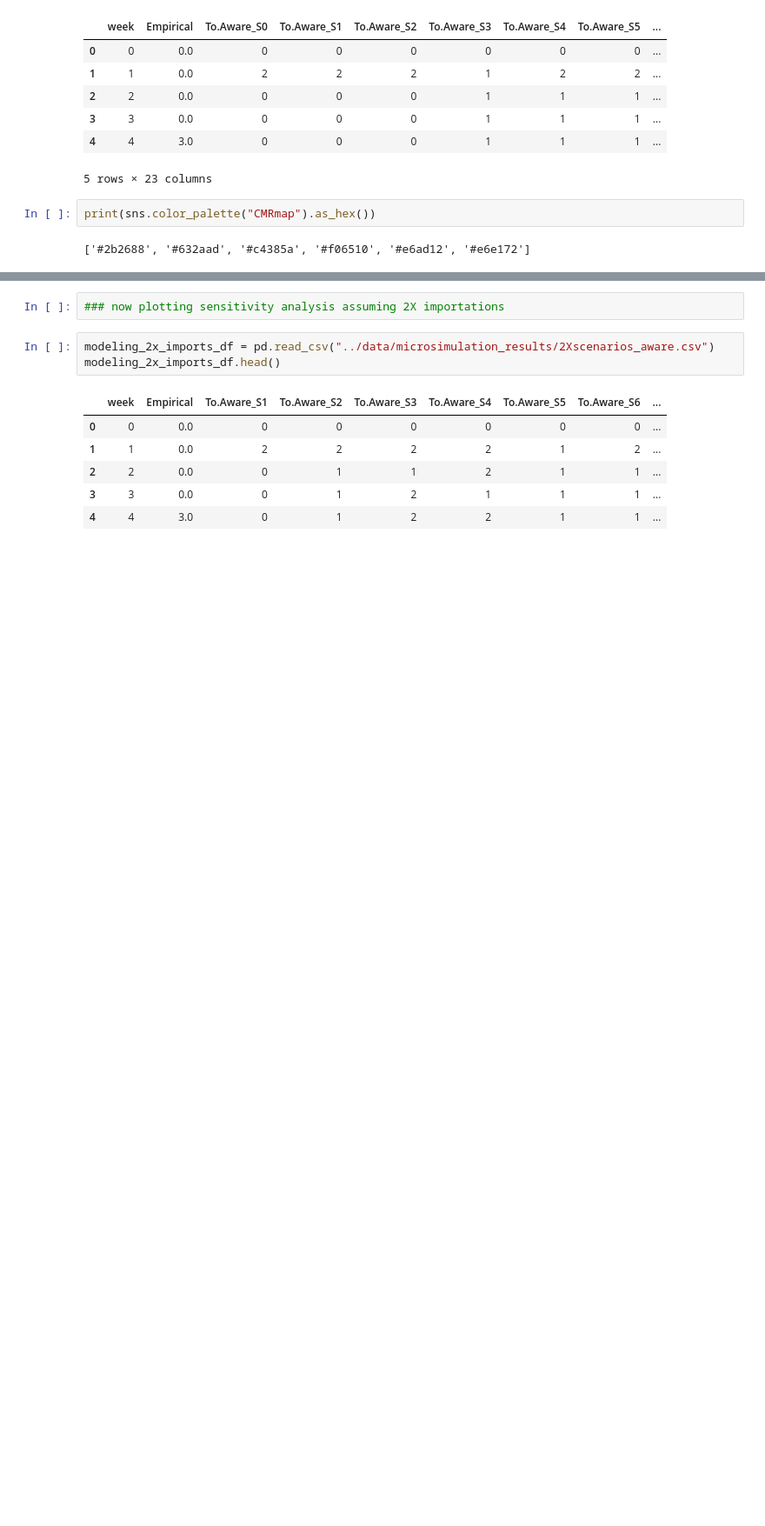
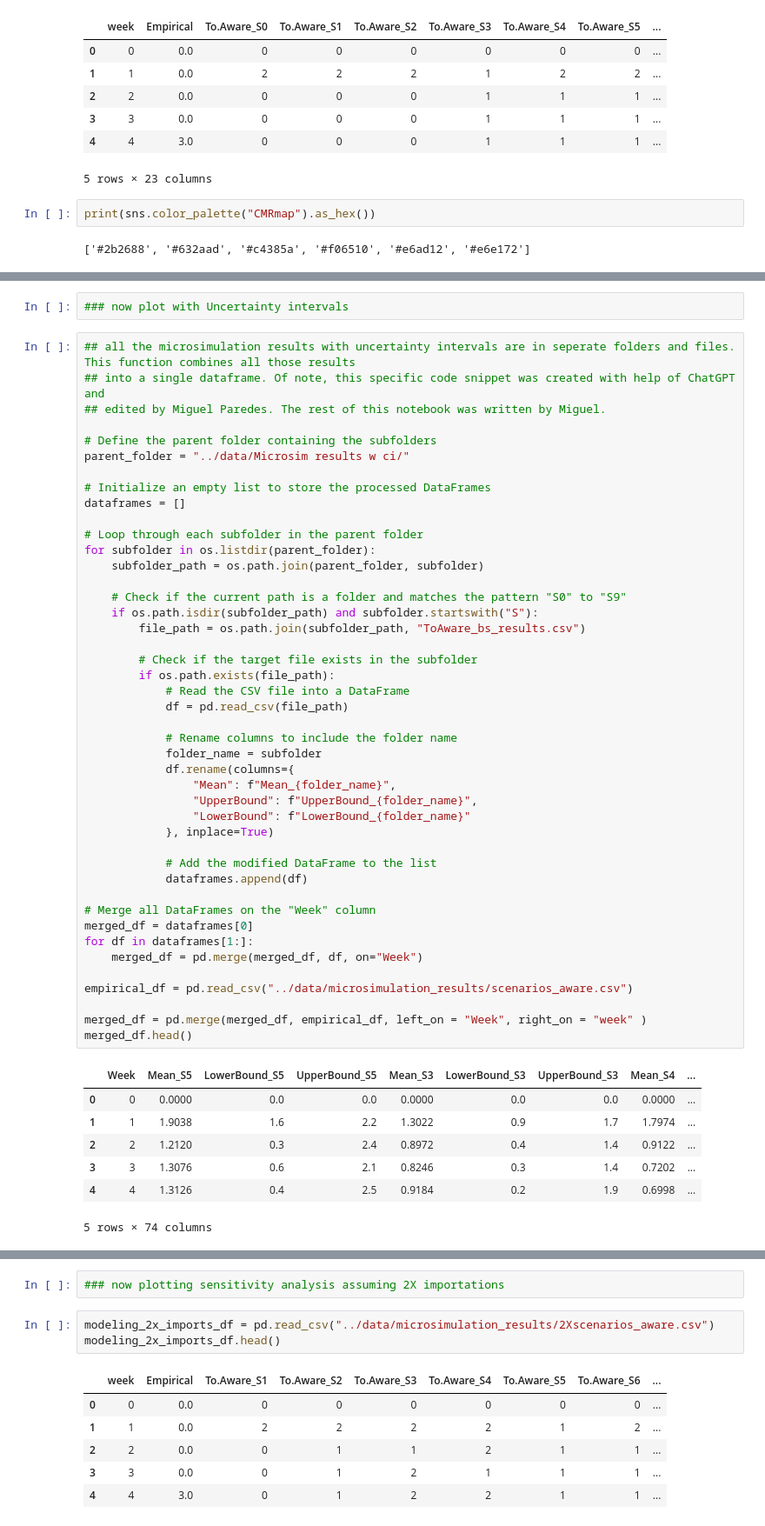
Before and after one commit to blab/mpox-la, a Jupyter notebook: scripts/microsimulation_results.ipynb, the cells around one changed output, grey strips where cells are left out. Shown at 87% size. Cells and saved outputs as stored; diff of their text form; blank space fills up the shorter version.

```diff
--- a/scripts/microsimulation_results.ipynb
+++ b/scripts/microsimulation_results.ipynb
@@ -265,0 +506,54 @@ See the caveats in the documentation: https://pandas.pydata.org/pandas-docs/stab
+# %%
+### now plot with Uncertainty intervals
+# %%
+## all the microsimulation results with uncertainty intervals are in seperate folders and files. This function combines all those results
+## into a single dataframe. Of note, this specific code snippet was created with help of ChatGPT and
+## edited by Miguel Paredes. The rest of this notebook was written by Miguel.
+
+# Define the parent folder containing the subfolders
+parent_folder = "../data/Microsim results w ci/"
+
+# Initialize an empty list to store the processed DataFrames
+dataframes = []
+
+# Loop through each subfolder in the parent folder
+for subfolder in os.listdir(parent_folder):
+    subfolder_path = os.path.join(parent_folder, subfolder)
+
+    # Check if the current path is a folder and matches the pattern "S0" to "S9"
+    if os.path.isdir(subfolder_path) and subfolder.startswith("S"):
+        file_path = os.path.join(subfolder_path, "ToAware_bs_results.csv")
+
+        # Check if the target file exists in the subfolder
+        if os.path.exists(file_path):
+            # Read the CSV file into a DataFrame
+            df = pd.read_csv(file_path)
+
+            # Rename columns to include the folder name
+            folder_name = subfolder
+            df.rename(columns={
+                "Mean": f"Mean_{folder_name}",
+                "UpperBound": f"UpperBound_{folder_name}",
+                "LowerBound": f"LowerBound_{folder_name}"
+            }, inplace=True)
+
+            # Add the modified DataFrame to the list
+            dataframes.append(df)
+
+# Merge all DataFrames on the "Week" column
+merged_df = dataframes[0]
+for df in dataframes[1:]:
+    merged_df = pd.merge(merged_df, df, on="Week")
+
+empirical_df = pd.read_csv("../data/microsimulation_results/scenarios_aware.csv")
+
+merged_df = pd.merge(merged_df, empirical_df, left_on = "Week", right_on = "week" )
+merged_df.head()
+# %% [output]
+|  | Week | Mean_S5 | LowerBound_S5 | UpperBound_S5 | Mean_S3 | LowerBound_S3 | UpperBound_S3 | Mean_S4 | ... |
+| 0 | 0 | 0.0000 | 0.0 | 0.0 | 0.0000 | 0.0 | 0.0 | 0.0000 | ... |
+| 1 | 1 | 1.9038 | 1.6 | 2.2 | 1.3022 | 0.9 | 1.7 | 1.7974 | ... |
+| 2 | 2 | 1.2120 | 0.3 | 2.4 | 0.8972 | 0.4 | 1.4 | 0.9122 | ... |
+| 3 | 3 | 1.3076 | 0.6 | 2.1 | 0.8246 | 0.3 | 1.4 | 0.7202 | ... |
+| 4 | 4 | 1.3126 | 0.4 | 2.5 | 0.9184 | 0.2 | 1.9 | 0.6998 | ... |
+5 rows × 74 columns
```
Also changed, not shown: parts of 9 cells of this notebook, 30 other files.
